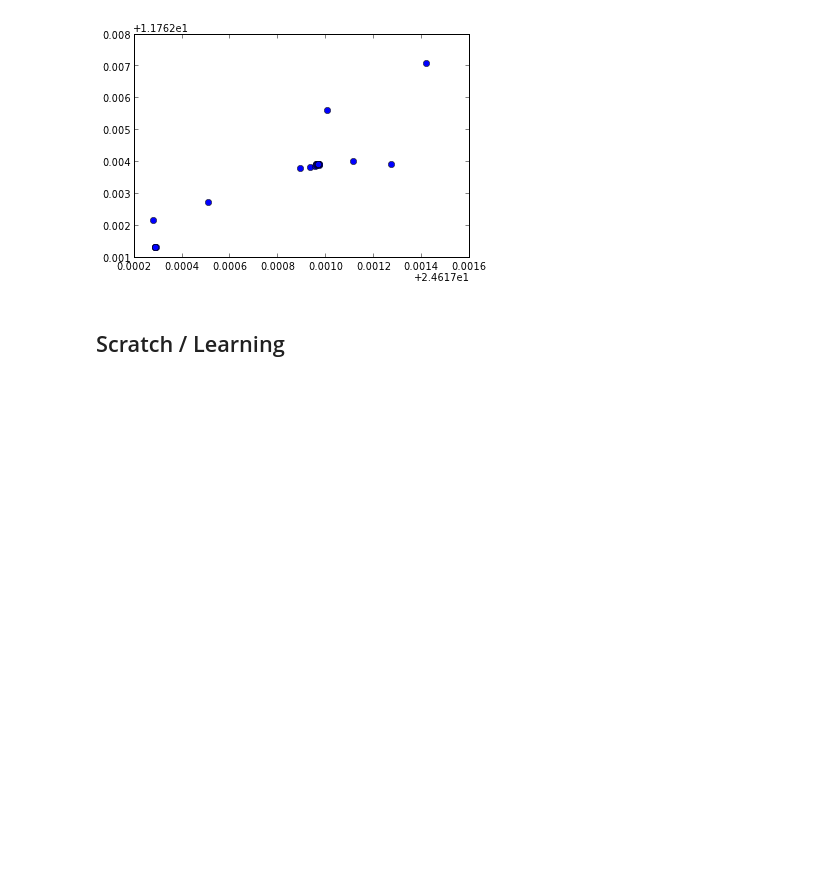
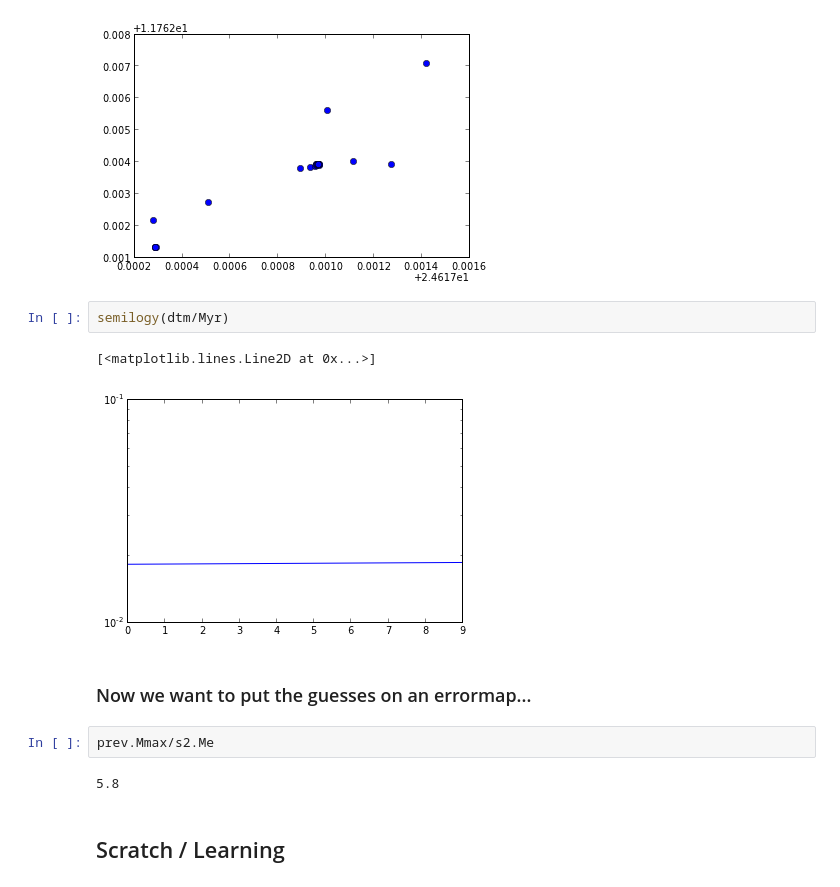
Before and after one commit to apiso/core_accretion, a Jupyter notebook: python/RadSGPoly/ErrorTrack2D.ipynb, the cells around one changed output. Drawn from its saved outputs; the diff is of its cells as text; blank space fills up the shorter version.

```diff
--- a/python/RadSGPoly/ErrorTrack2D.ipynb
+++ b/python/RadSGPoly/ErrorTrack2D.ipynb
@@ -46,6 +103,17 @@ plot(guessHist[:, 0], guessHist[:, 1], 'o')
 # %% [output]
 [<matplotlib.lines.Line2D at 0x...>]
 [figure]
+# %%
+semilogy(dtm/Myr)
+# %% [output]
+[<matplotlib.lines.Line2D at 0x...>]
+[figure, added]
+# %% [markdown]
+### Now we want to put the guesses on an errormap...
+# %%
+prev.Mmax/s2.Me
+# %% [output]
+5.8
 # %% [markdown]
 ## Scratch / Learning
 # %% [markdown]
```
Also changed, not shown: parts of 12 cells of this notebook, 1 other file.
